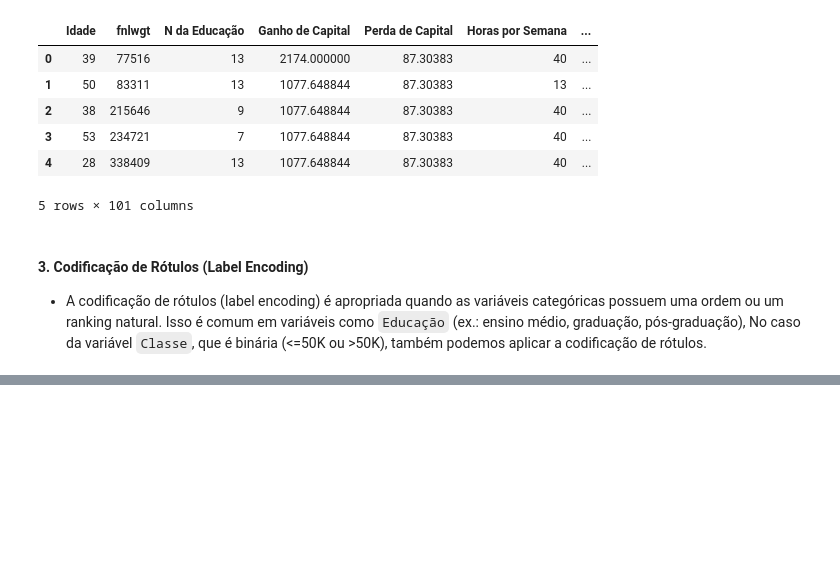
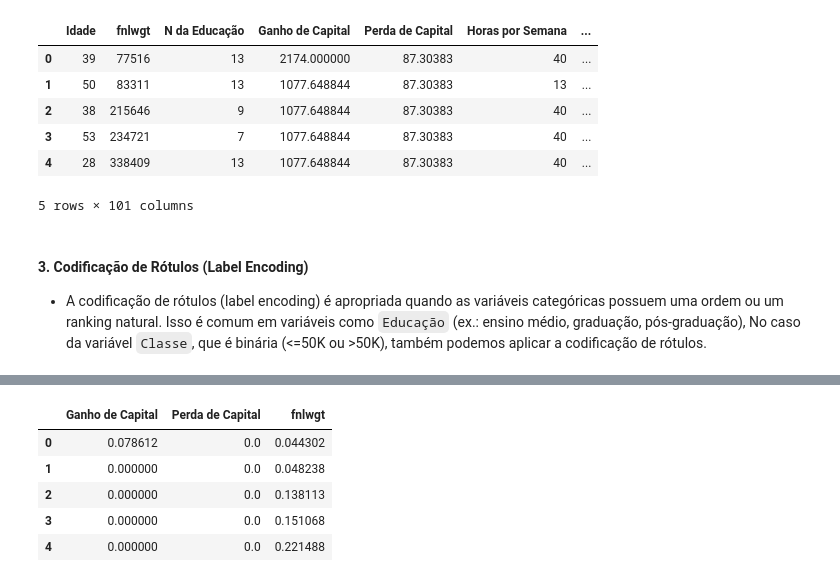
Before and after one commit to lucass235/Analise_dados_pos, a Jupyter notebook: scripts/Preparacao_dos_dados.ipynb, the cells around one changed output, grey strips where cells are left out. Cells and saved outputs as stored; diff of their text form; code cells hidden in the pictures; blank space fills up the shorter version.

```diff
--- a/scripts/Preparacao_dos_dados.ipynb
+++ b/scripts/Preparacao_dos_dados.ipynb
@@ -260,0 +270,16 @@ Error:
+# %%
+from sklearn.preprocessing import MinMaxScaler
+
+# Normalização das variáveis com valores assimétricos
+minmax_scaler = MinMaxScaler()
+data[['Ganho de Capital', 'Perda de Capital', 'fnlwgt']] = minmax_scaler.fit_transform(data[['Ganho de Capital', 'Perda de Capital', 'fnlwgt']])
+
+# Exibindo as primeiras linhas para verificar o resultado
+data[['Ganho de Capital', 'Perda de Capital', 'fnlwgt']].head()
+# %% [output]
+|  | Ganho de Capital | Perda de Capital | fnlwgt |
+| 0 | 0.078612 | 0.0 | 0.044302 |
+| 1 | 0.000000 | 0.0 | 0.048238 |
+| 2 | 0.000000 | 0.0 | 0.138113 |
+| 3 | 0.000000 | 0.0 | 0.151068 |
+| 4 | 0.000000 | 0.0 | 0.221488 |
```
Also changed, not shown: parts of 16 cells of this notebook.
